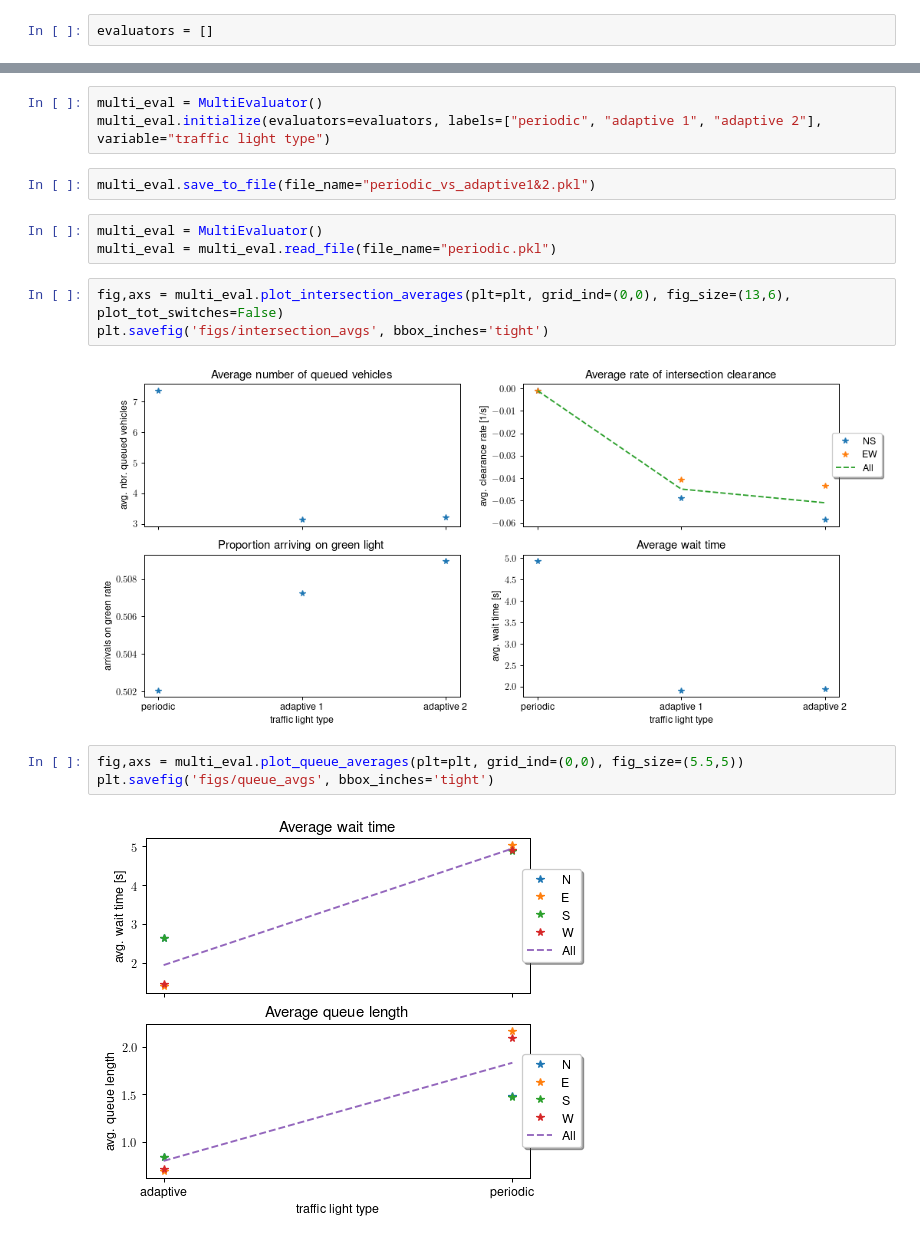
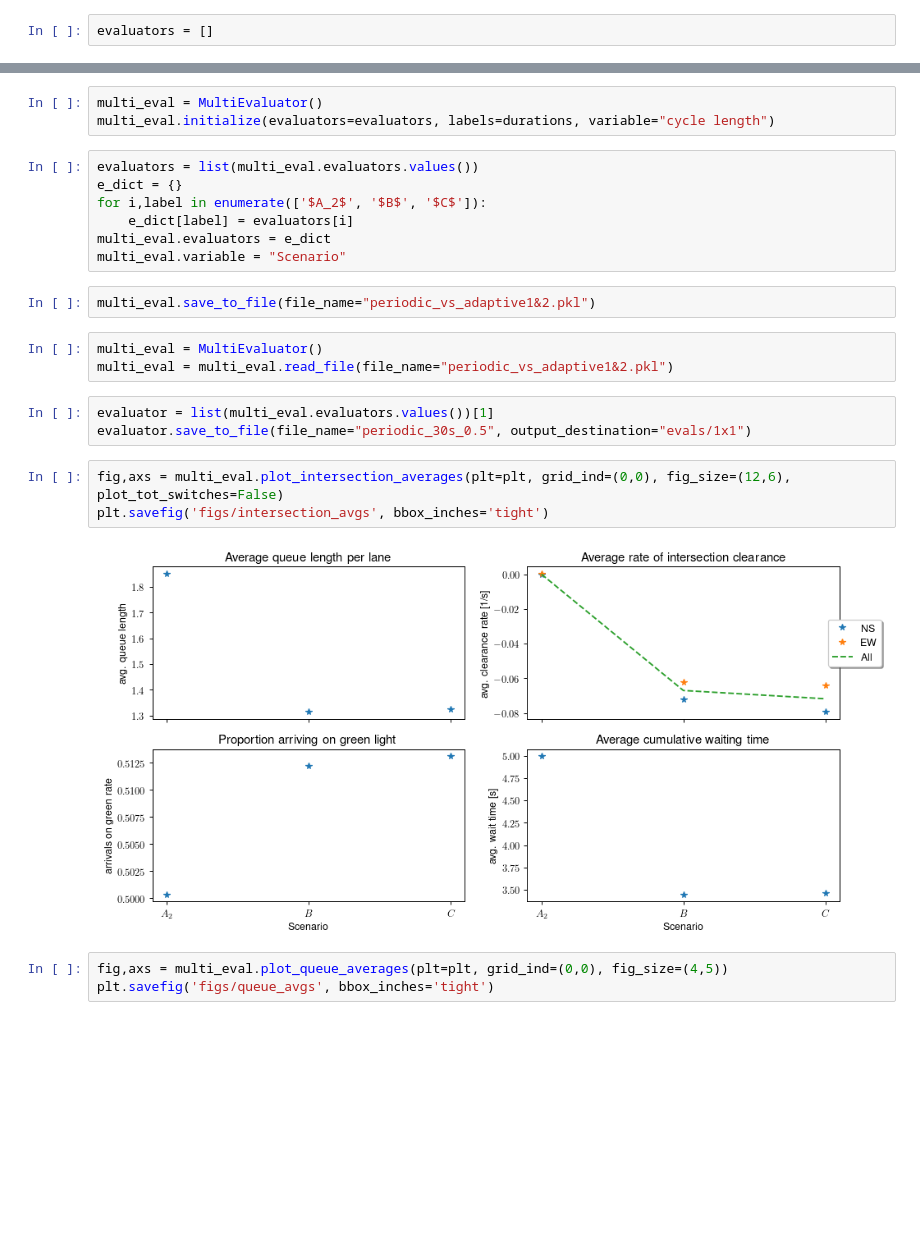
Before and after one commit to KingJohanna/vehicle-traffic-congestion-control, a Jupyter notebook: Evaluation_1x1.ipynb, the cells around one changed output, grey strips where cells are left out. Saved outputs shown, nothing was run; the diff lists cells and outputs as text; blank space fills up the shorter version.

```diff
--- a/Evaluation_1x1.ipynb
+++ b/Evaluation_1x1.ipynb
@@ -77,21 +107,29 @@ Finished 100 trials.
 # %%
 multi_eval = MultiEvaluator()
-multi_eval.initialize(evaluators=evaluators, labels=["periodic", "adaptive 1", "adaptive 2"], variable="traffic light type")
+multi_eval.initialize(evaluators=evaluators, labels=durations, variable="cycle length")
 # %%
-multi_eval.save_to_file(file_name="periodic_vs_adaptive1&2.pkl")
+evaluators = list(multi_eval.evaluators.values())
+e_dict = {}
+for i,label in enumerate(['$A_2$', '$B$', '$C$']):
+    e_dict[label] = evaluators[i]
+multi_eval.evaluators = e_dict
+multi_eval.variable = "Scenario"
+# %%
+multi_eval.save_to_file(file_name="periodic_vs_adaptive1&2.pkl")
 # %%
 multi_eval = MultiEvaluator()
-multi_eval = multi_eval.read_file(file_name="periodic.pkl")
+multi_eval = multi_eval.read_file(file_name="periodic_vs_adaptive1&2.pkl")
+# %%
+evaluator = list(multi_eval.evaluators.values())[1]
+evaluator.save_to_file(file_name="periodic_30s_0.5", output_destination="evals/1x1")
 # %%
-fig,axs = multi_eval.plot_intersection_averages(plt=plt, grid_ind=(0,0), fig_size=(13,6), plot_tot_switches=False)
+fig,axs = multi_eval.plot_intersection_averages(plt=plt, grid_ind=(0,0), fig_size=(12,6), plot_tot_switches=False)
 plt.savefig('figs/intersection_avgs', bbox_inches='tight')
 # %% [output]
-[figure, old version]
+[figure, new version]
 # %%
-fig,axs = multi_eval.plot_queue_averages(plt=plt, grid_ind=(0,0), fig_size=(5.5,5))
+fig,axs = multi_eval.plot_queue_averages(plt=plt, grid_ind=(0,0), fig_size=(4,5))
 plt.savefig('figs/queue_avgs', bbox_inches='tight')
-# %% [output]
-[figure, removed]
 # %%
 fig,axs = multi_eval.plot_avg_wait_times(plt=plt, fig_size=(7,2))
 plt.savefig('figs/wait_times', bbox_inches='tight')
```
Also changed, not shown: parts of 11 cells of this notebook, 6 other files.
